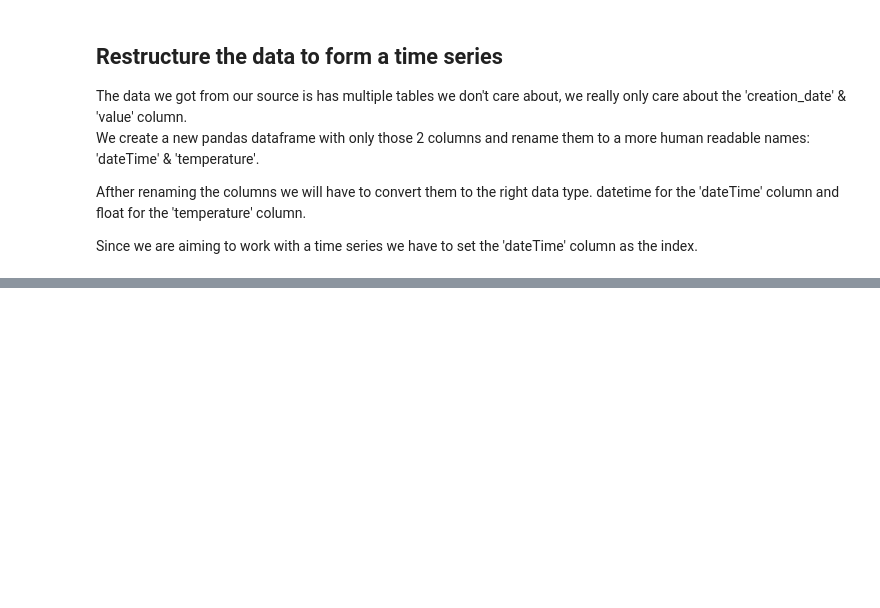
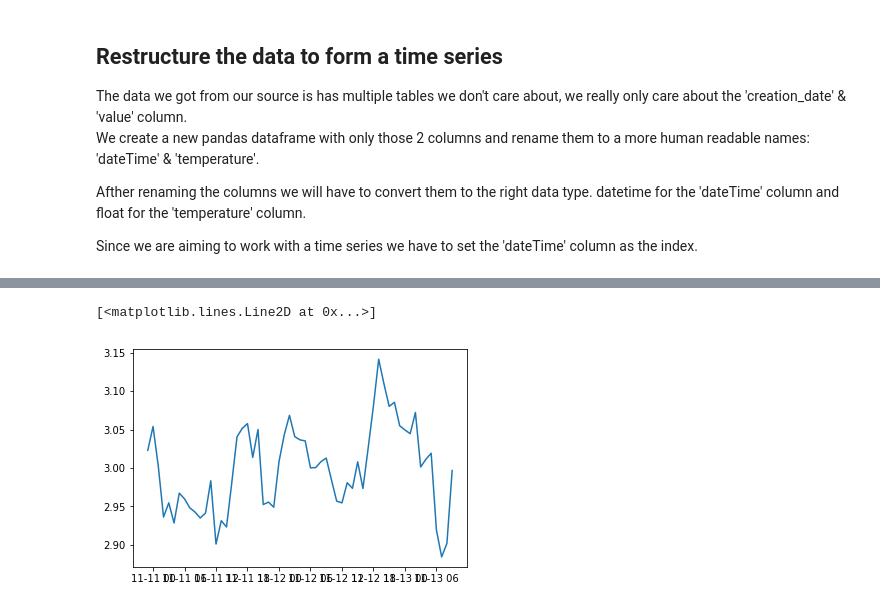
Before and after one commit to bryanhonof/Smart-Systems-Assignment-1, a Jupyter notebook: Python/test_notebook.ipynb, the cells around one changed output, grey strips where cells are left out. Drawn from its saved outputs; the diff is of its cells as text; code cells hidden in the pictures; blank space fills up the shorter version.

```diff
--- a/Python/test_notebook.ipynb
+++ b/Python/test_notebook.ipynb
@@ -101,0 +183,7 @@ plt.show()
+# %%
+#Estimating trend
+my_df_logScale = np.log(my_df)
+plt.plot(my_df_logScale)
+# %% [output]
+[<matplotlib.lines.Line2D at 0x...>]
+[figure, added]
```
Also changed, not shown: parts of 11 cells of this notebook.
